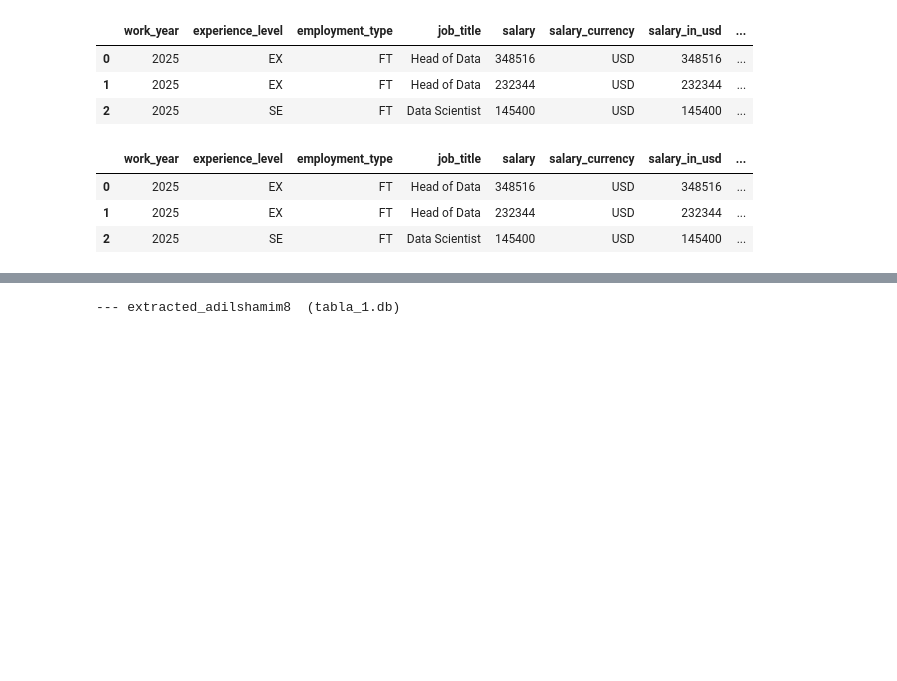
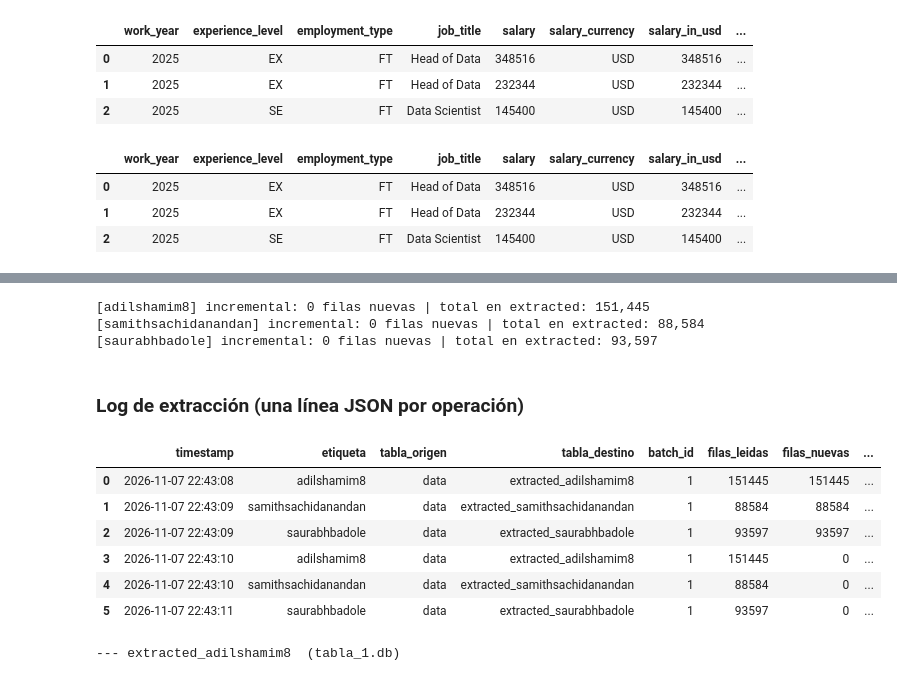
Before and after one commit to MemoOrnelasJ11/ing_datos, a Jupyter notebook: scripts/extraccion.ipynb, the cells around one changed output, grey strips where cells are left out. Drawn from its saved outputs; the diff is of its cells as text; code cells hidden in the pictures; blank space fills up the shorter version.

```diff
--- a/scripts/extraccion.ipynb
+++ b/scripts/extraccion.ipynb
@@ -261,3 +266,22 @@ for etiqueta in tools.ETIQUETAS:
+# %%
+for etiqueta in tools.ETIQUETAS:
+    extraer(etiqueta)
+# %% [output]
+[adilshamim8] incremental: 0 filas nuevas | total en extracted: 151,445
+[samithsachidanandan] incremental: 0 filas nuevas | total en extracted: 88,584
+[saurabhbadole] incremental: 0 filas nuevas | total en extracted: 93,597
+# %% [markdown]
+### Log de extracción (una línea JSON por operación)
+# %%
+pd.read_json(tools.LOG_EXTRACCION, lines=True)
+# %% [output]
+|  | timestamp | etiqueta | tabla_origen | tabla_destino | batch_id | filas_leidas | filas_nuevas | ... |
+| 0 | 2026-11-07 22:43:08 | adilshamim8 | data | extracted_adilshamim8 | 1 | 151445 | 151445 | ... |
+| 1 | 2026-11-07 22:43:09 | samithsachidanandan | data | extracted_samithsachidanandan | 1 | 88584 | 88584 | ... |
+| 2 | 2026-11-07 22:43:09 | saurabhbadole | data | extracted_saurabhbadole | 1 | 93597 | 93597 | ... |
+| 3 | 2026-11-07 22:43:10 | adilshamim8 | data | extracted_adilshamim8 | 1 | 151445 | 0 | ... |
+| 4 | 2026-11-07 22:43:10 | samithsachidanandan | data | extracted_samithsachidanandan | 1 | 88584 | 0 | ... |
+| 5 | 2026-11-07 22:43:11 | saurabhbadole | data | extracted_saurabhbadole | 1 | 93597 | 0 | ... |
 # %%
 for etiqueta in tools.ETIQUETAS:
     cfg = tools.DATASETS[etiqueta]
```
Also changed, not shown: parts of 7 cells of this notebook, 25 other files.
